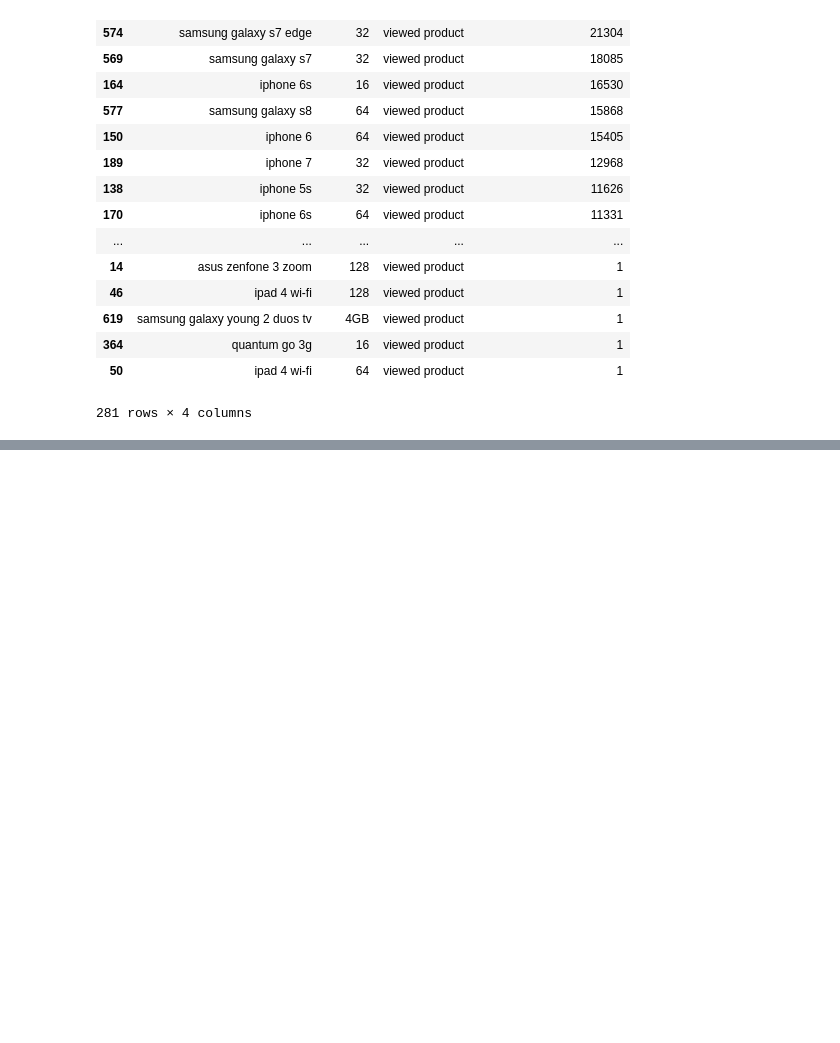
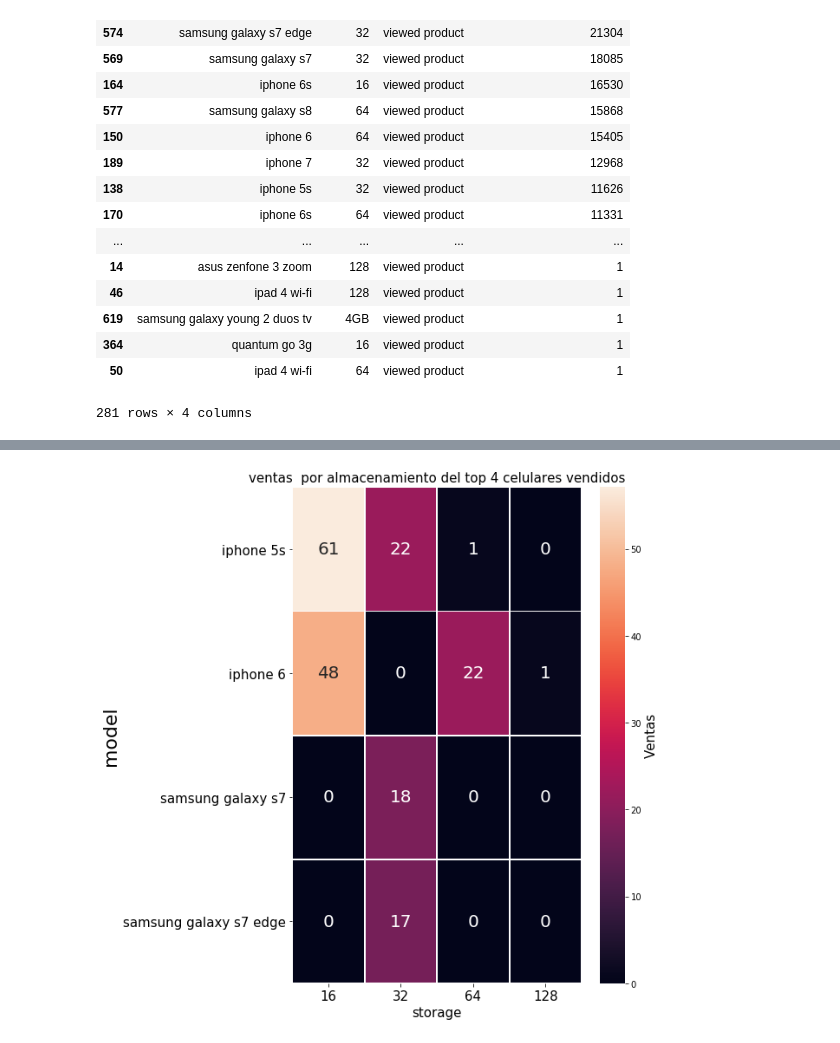
Before and after one commit to fonse451/Datos, a Jupyter notebook: AnalisisExploratorio-Trocafone Brian.ipynb, the cells around one changed output, grey strips where cells are left out. Cells and saved outputs as stored; diff of their text form; code cells hidden in the pictures; blank space fills up the shorter version.

```diff
--- a/AnalisisExploratorio-Trocafone Brian.ipynb
+++ b/AnalisisExploratorio-Trocafone Brian.ipynb
@@ -354,31 +354,33 @@ conversionAndStorageData = pd.DataFrame({'cantidadAlmacenamiento' :eventsData.gr
 conversionAndStorageData = conversionAndStorageData.reset_index()
 #Voy a analizar aquellos que  llegan a conversion
 conversionAndStorageData = conversionAndStorageData[conversionAndStorageData['event'].map(lambda x: ( x== 'conversion'))]
 conversionAndStorageData = conversionAndStorageData.sort_values('cantidadAlmacenamiento',ascending = False)
 
 #Para que pueda ordenar el heat, tengo que pasar los strings a numeros. Para poder comparar, deseo excluir los que tienen 4 gb
 conversionAndStorageData['storage'] = conversionAndStorageData['storage'].map(lambda x: 16 if (x == '16GB') else x)
 conversionAndStorageData['storage'] = conversionAndStorageData['storage'].map(lambda x: 32 if (x == '32GB') else x)
 conversionAndStorageData['storage'] = conversionAndStorageData['storage'].map(lambda x: 64 if (x == '64GB') else x)
 conversionAndStorageData['storage'] = conversionAndStorageData['storage'].map(lambda x: 8 if (x == '8GB') else x)
 conversionAndStorageData['storage'] = conversionAndStorageData['storage'].map(lambda x: 128 if (x == '128GB') else x)
 conversionAndStorageData = conversionAndStorageData[conversionAndStorageData['storage'].map(lambda x: ( x!= '4GB'))]
-conversionAndStorageData = conversionAndStorageData[conversionAndStorageData['model'].map(lambda x: ( x in modelosMasPopulares ))]
+conversionAndStorageData = conversionAndStorageData[conversionAndStorageData['model'].map(lambda x: ( x in morePopularModels ))]
 
 #Creo el pivot. Lleno de ceros donde corresponda y ordeno el indice
 pivot = conversionAndStorageData.pivot("model", "storage", "cantidadAlmacenamiento")
 pivot = pivot.fillna(value = 0)
 pivot.sort_index(level=0, ascending=True, inplace=True)
 
 #Grafico del heatmap
 f, ax = plt.subplots(figsize=(9, 9))
 ax.set_title('ventas  por almacenamiento del top 4 celulares vendidos', size = 15)
 plt.yticks(size = 15, multialignment = 'left')
 plt.xticks(size = 15, multialignment = 'left')
 sns.heatmap(pivot, annot= True , annot_kws={"size": 20}, fmt=".0f", linewidths=.9, ax=ax, robust =True, cbar_kws={'label': 'Ventas'})
 f.tight_layout()
 ax.figure.axes[-1].yaxis.label.set_size(15)
 ax.figure.axes[0].yaxis.label.set_size(22)
 ax.figure.axes[0].xaxis.label.set_size(15)
 
 f.savefig('ventas_Almacenamiento.png')
+# %% [output]
+[figure, added]
```
Also changed, not shown: parts of 1 cell of this notebook.
